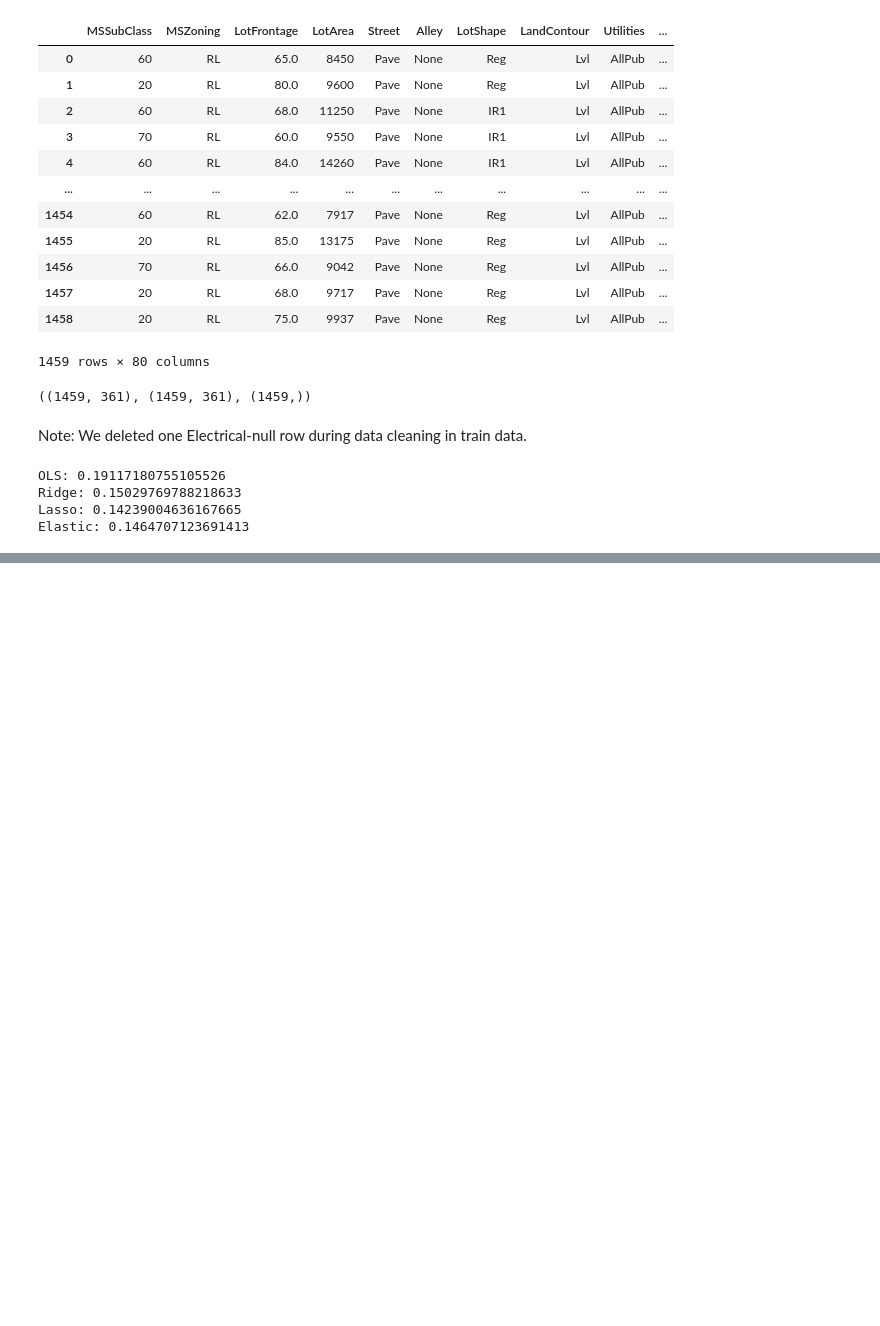
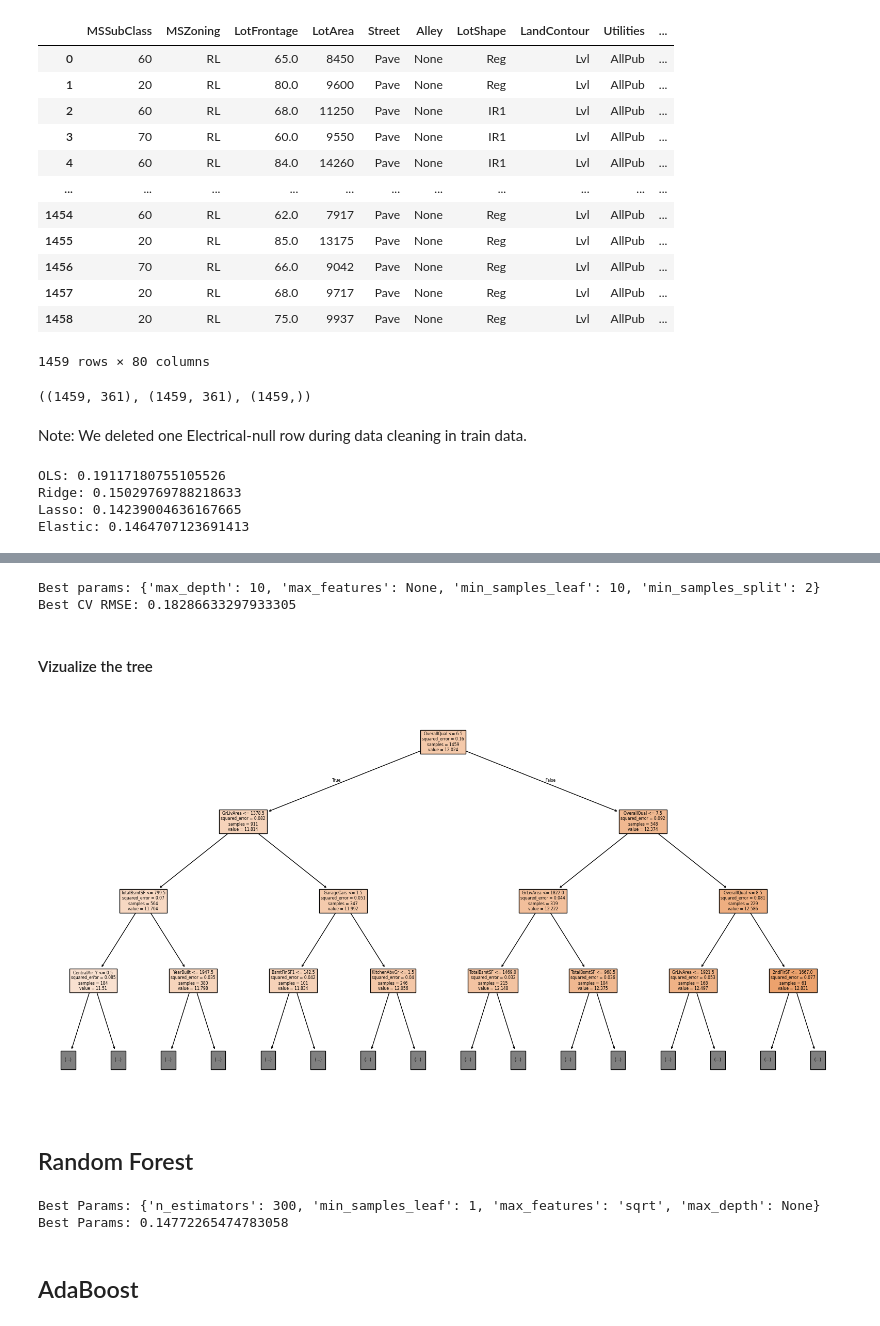
Before and after one commit to samrat-rm/Brain-Cache, a Jupyter notebook: kaggle_notes/House_Price_Regression.ipynb, the cells around one changed output, grey strips where cells are left out. Drawn from its saved outputs; the diff is of its cells as text; code cells hidden in the pictures; blank space fills up the shorter version.

```diff
--- a/kaggle_notes/House_Price_Regression.ipynb
+++ b/kaggle_notes/House_Price_Regression.ipynb
@@ -305,0 +320,11 @@ sample.to_csv('submission.csv',index=False)
+# %%
+from sklearn.tree import DecisionTreeRegressor
+from sklearn.model_selection import cross_val_score
+
+dt_model = DecisionTreeRegressor(max_depth=5) # no random seed
+
+dt_score = cross_val_score(dt_model, X_train, y, cv = 5, scoring='neg_root_mean_squared_error')
+-dt_score.mean()
+
+m = dt_model.fit(X_train,y)
+pred_log = m.predict(X_test)
@@ -305,0 +349,25 @@ sample.to_csv('submission.csv',index=False)
+# %%
+from sklearn.model_selection import GridSearchCV
+
+param_grid = {
+    'max_depth' : [3,5,7,10,15,None], # None for max depth
+    'min_samples_split':[2,5,10,20],
+    'min_samples_leaf': [1,2,5,10],
+    'max_features': ['sqrt','log',None]
+}
+
+dt = DecisionTreeRegressor(random_state=42)
+
+grid = GridSearchCV(
+    dt, param_grid, cv=5,
+    scoring='neg_root_mean_squared_error',
+    n_jobs=-1 # all available core
+)
+
+grid.fit(X_train,y)
+
+print("Best params:", grid.best_params_)
+print("Best CV RMSE:", -grid.best_score_)
+# %% [output]
+Best params: {'max_depth': 10, 'max_features': None, 'min_samples_leaf': 10, 'min_samples_split': 2}
+Best CV RMSE: 0.18286633297933305
@@ -305,0 +376,42 @@ sample.to_csv('submission.csv',index=False)
+# %% [markdown]
+#### Vizualize the tree
+# %%
+from sklearn.tree import  plot_tree
+import matplotlib.pyplot as plt
+
+plt.figure(figsize=(20,10))
+plot_tree(m, feature_names=X_train.columns, filled=True, max_depth=3)
+plt.show()
+# %% [output]
+[figure, added]
+# %% [markdown]
+## Random Forest
+# %%
+from sklearn.model_selection import RandomizedSearchCV
+from sklearn.ensemble import RandomForestRegressor
+
+param_grid = {
+    'n_estimators': [100,300,500],
+    'max_depth': [10,15,20,None],
+    'min_samples_leaf':[1,2,4],
+    'max_features':['sqrt']
+}
+
+grid = RandomizedSearchCV(
+    RandomForestRegressor(random_state=42,n_jobs=-1),
+    param_grid,
+    n_iter=10,
+    scoring="neg_root_mean_squared_error",
+    n_jobs=-1,
+    cv=5,
+    verbose=0,
+    random_state=None,
+    return_train_score=False
+)
+grid.fit(X_train,y)
+
+print(f'Best Params: {grid.best_params_}')
+print(f"Best Params: {-grid.best_score_}")
+# %% [output]
+Best Params: {'n_estimators': 300, 'min_samples_leaf': 1, 'max_features': 'sqrt', 'max_depth': None}
+Best Params: 0.14772265474783058
@@ -305,0 +422,2 @@ sample.to_csv('submission.csv',index=False)
+# %% [markdown]
+## AdaBoost
```
Also changed, not shown: parts of 9 cells of this notebook.
